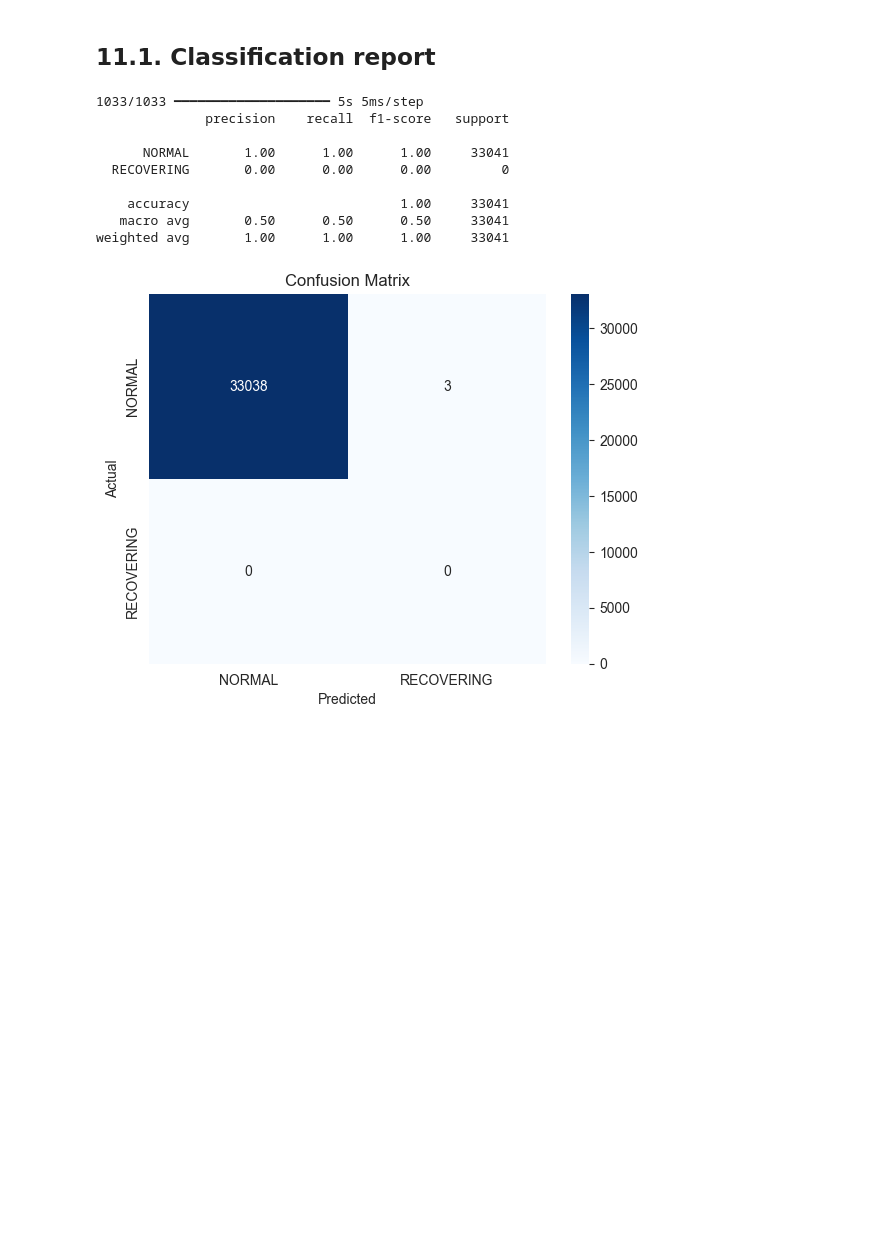
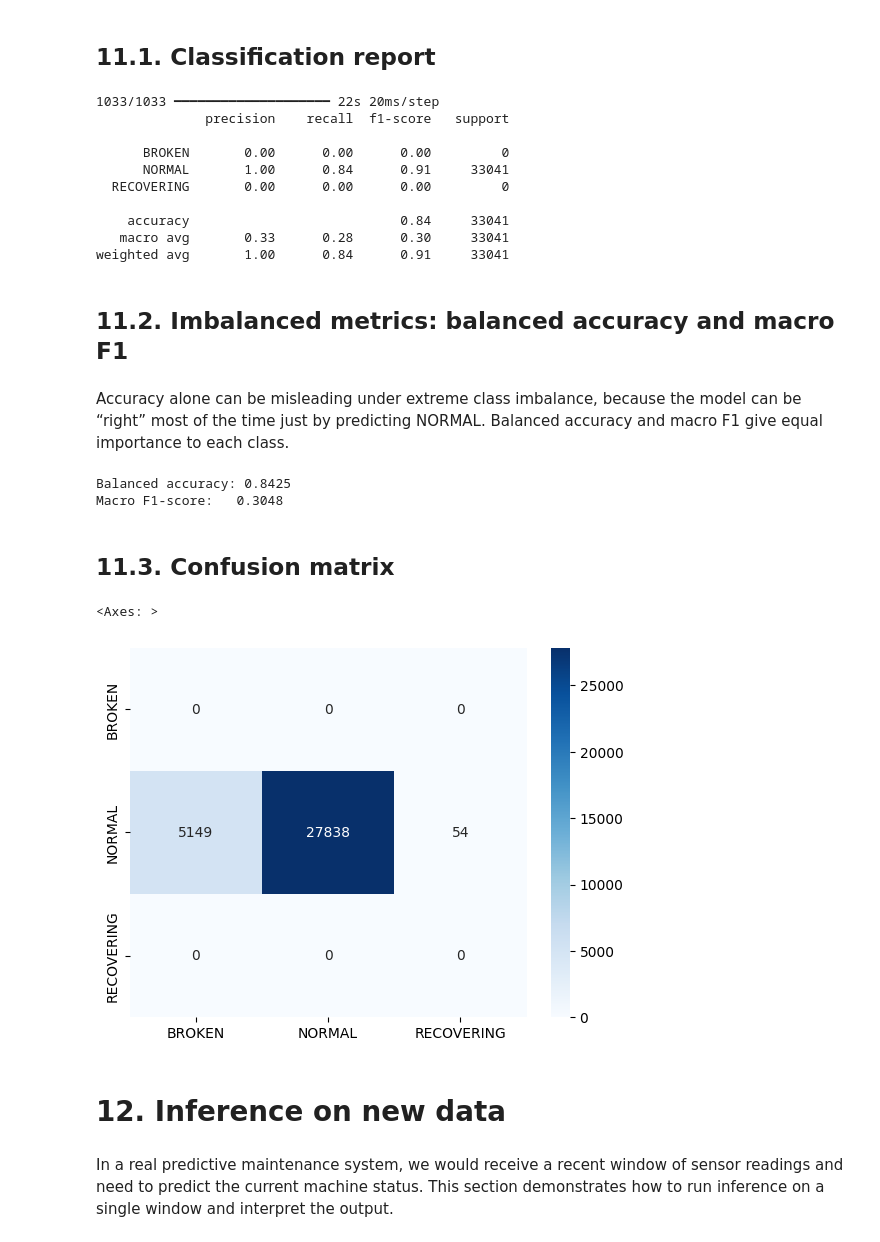
Before and after one commit to Reaper2045/ATI_2025_IndustrialPumpMaintenance, a Jupyter notebook: notebook/ATI_final_draft1.ipynb, the cells around one changed output. Drawn from its saved outputs; the diff is of its cells as text; code cells hidden in the pictures; blank space fills up the shorter version.

Commit message:
add #2 optimization and new dÃata inference

```diff
--- a/notebook/ATI_final_draft1.ipynb
+++ b/notebook/ATI_final_draft1.ipynb
@@ -73,7 +74,7 @@ def create_sequences(X, y, window_size):
 # %% [markdown]
 ## 3.1. Initial data loading & inspection
 # %%
-DATA_PATH = "sensor.csv"
+DATA_PATH = "../sensor.csv"
 df = pd.read_csv(DATA_PATH)
 
 df.head()
@@ -217,0 +248,15 @@ y_train, y_val, y_test = (
+# %%
+# Compute class weights on the training labels (sequence level)
+unique_classes = np.unique(y_train)
+class_weights_array = compute_class_weight(
+    class_weight="balanced",
+    classes=unique_classes,
+    y=y_train
+)
+
+class_weights = {
+    int(cls): float(weight)
+    for cls, weight in zip(unique_classes, class_weights_array)
+}
+
+print("Class weights:", class_weights)
@@ -261,14 +321,24 @@ early_stop = EarlyStopping(
     monitor='val_loss',
     patience=10,
     min_delta=1e-4,
-    restore_best_weights=True
+    restore_best_weights=True,
+    verbose=1
 )
+
+lr_scheduler = ReduceLROnPlateau(
+    monitor='val_loss',
+    factor=0.5,
+    patience=3,
+    min_lr=1e-6,
+    verbose=1
+)
 # %%
 history = model.fit(
     X_train, y_train,
     validation_data=(X_val, y_val),
-    epochs=30,
+    epochs=50,
     batch_size=64,
-    callbacks=[early_stop]
+    callbacks=[early_stop, lr_scheduler],
+    class_weight=class_weights
 )
 # %% [output]
@@ -322,30 +384,51 @@ print(
     )
 )
 # %% [output]
-1033/1033 ━━━━━━━━━━━━━━━━━━━━ 5s 5ms/step
+1033/1033 ━━━━━━━━━━━━━━━━━━━━ 22s 20ms/step
               precision    recall  f1-score   support
 
-      NORMAL       1.00      1.00      1.00     33041
+      BROKEN       0.00      0.00      0.00         0
+      NORMAL       1.00      0.84      0.91     33041
   RECOVERING       0.00      0.00      0.00         0
 
-    accuracy                           1.00     33041
-   macro avg       0.50      0.50      0.50     33041
-weighted avg       1.00      1.00      1.00     33041
+    accuracy                           0.84     33041
+   macro avg       0.33      0.28      0.30     33041
+weighted avg       1.00      0.84      0.91     33041
+# %% [markdown]
+## 11.2. Imbalanced metrics: balanced accuracy and macro F1
+# %% [markdown]
+Accuracy alone can be misleading under extreme class imbalance, because
+the model can be “right” most of the time just by predicting NORMAL.
+Balanced accuracy and macro F1 give equal importance to each class.
+# %%
+balanced_acc = balanced_accuracy_score(y_test, y_pred)
+macro_f1 = f1_score(y_test, y_pred, average='macro')
+
+print(f"Balanced accuracy: {balanced_acc:.4f}")
+print(f"Macro F1-score:   {macro_f1:.4f}")
+# %% [output]
+Balanced accuracy: 0.8425
+Macro F1-score:   0.3048
+# %% [markdown]
+## 11.3. Confusion matrix
 # %%
 labels = np.unique(np.concatenate([y_test, y_pred]))
 class_names = le.inverse_transform(labels)
 
 cm = confusion_matrix(y_test, y_pred, labels=labels)
 
 sns.heatmap(
     cm, annot=True, fmt='d', cmap='Blues',
     xticklabels=class_names,
     yticklabels=class_names
 )
-
-plt.xlabel("Predicted")
-plt.ylabel("Actual")
-plt.title("Confusion Matrix")
-plt.show()
 # %% [output]
+<Axes: >
-[figure, old version]
+[figure, new version]
+# %% [markdown]
+# 12. Inference on new data
+# %% [markdown]
+In a real predictive maintenance system, we would receive a recent window
+of sensor readings and need to predict the current machine status. This
+section demonstrates how to run inference on a single window and interpret
+the output.
```
Also changed, not shown: parts of 15 cells of this notebook.
